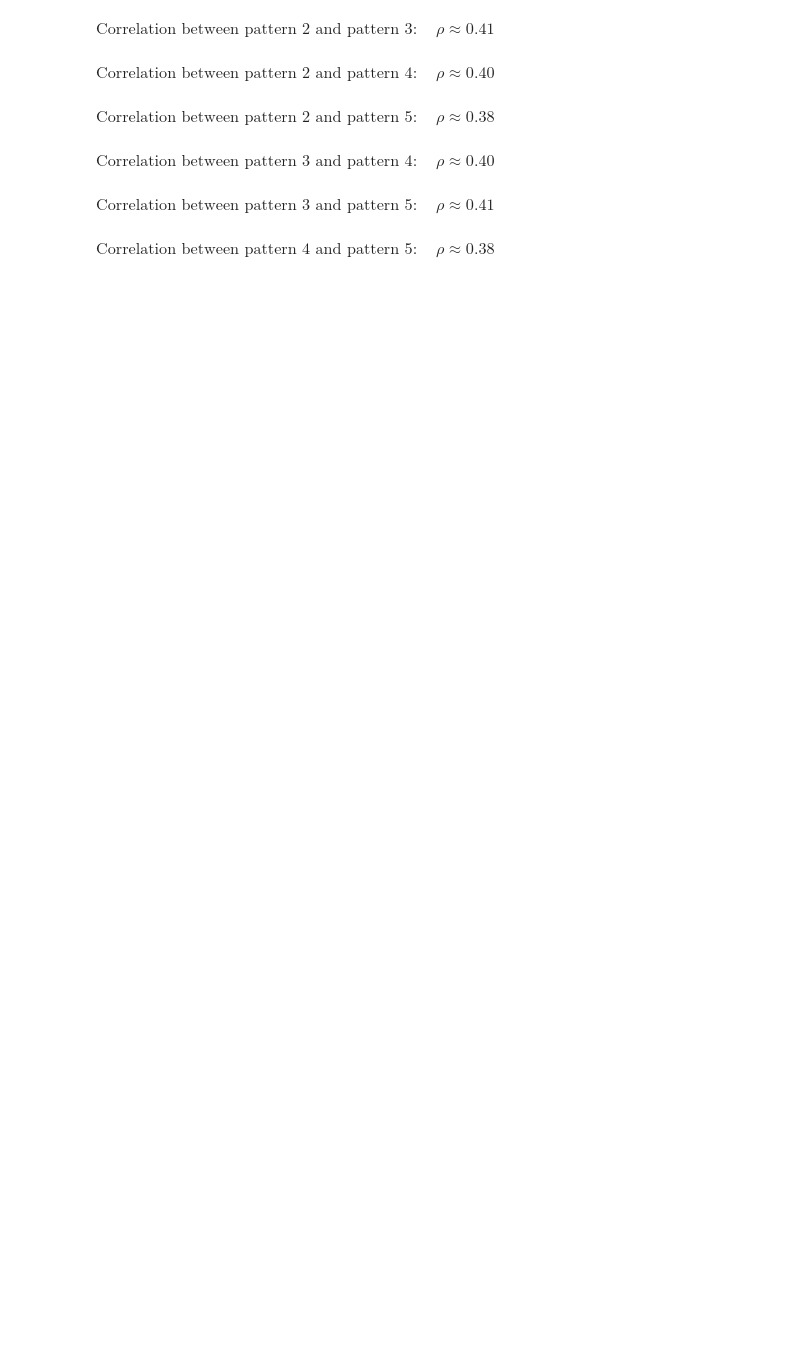
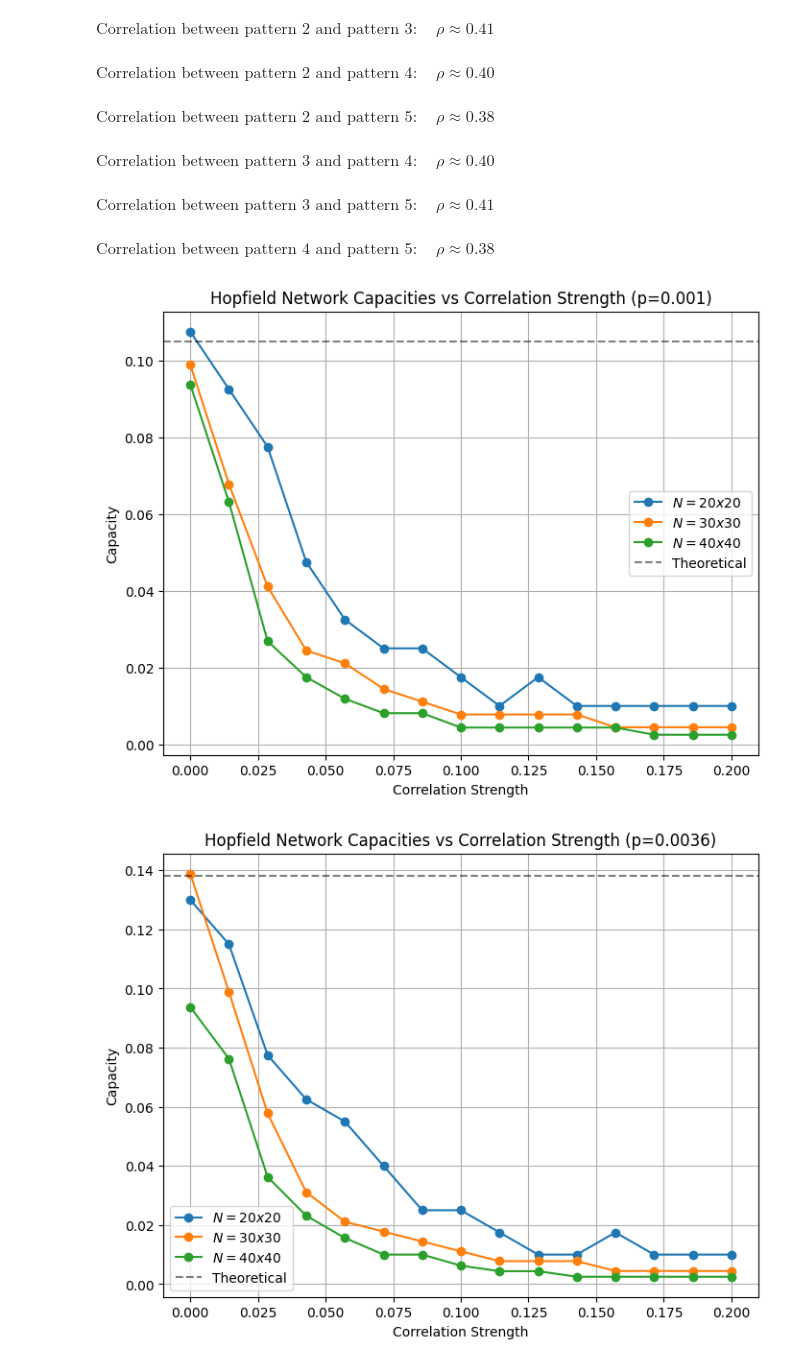
Before and after one commit to felipeperassi/Neural-Networks, a Jupyter notebook: Hopfield-Networks/HopfieldNetworks.ipynb, the cells around one changed output. Saved outputs shown, nothing was run; the diff lists cells and outputs as text; code cells hidden in the pictures; blank space fills up the shorter version.

```diff
--- a/Hopfield-Networks/HopfieldNetworks.ipynb
+++ b/Hopfield-Networks/HopfieldNetworks.ipynb
@@ -769,8 +918,3 @@ def plot_capacities_vs_correlation(sizes, rhos, proba, theoretical) -> None:
     plt.grid(zorder=0)
     plt.legend()
     plt.show()
-# %%
-rhos_correlate = np.linspace(0, 0.1, 9)
-
-for i in range(2):
-    plot_capacities_vs_correlation(sizes, list(rhos_correlate), probas_error[i], theo_capacity[i])
@@ -797,3 +938,11 @@ $\text{Correlation between pattern 2 and pattern 5}: \quad \rho \approx 0.38$
 $\text{Correlation between pattern 3 and pattern 4}: \quad \rho \approx 0.40$
 $\text{Correlation between pattern 3 and pattern 5}: \quad \rho \approx 0.41$
 $\text{Correlation between pattern 4 and pattern 5}: \quad \rho \approx 0.38$
+# %%
+rhos_correlate = np.linspace(0, 0.2, 15)
+
+for i in range(2):
+    plot_capacities_vs_correlation(sizes[1::], list(rhos_correlate), probas_error[i], theo_capacity[i])
+# %% [output]
+[figure, added]
+[figure, added]
```
Also changed, not shown: parts of 32 cells of this notebook, 2 other files.
